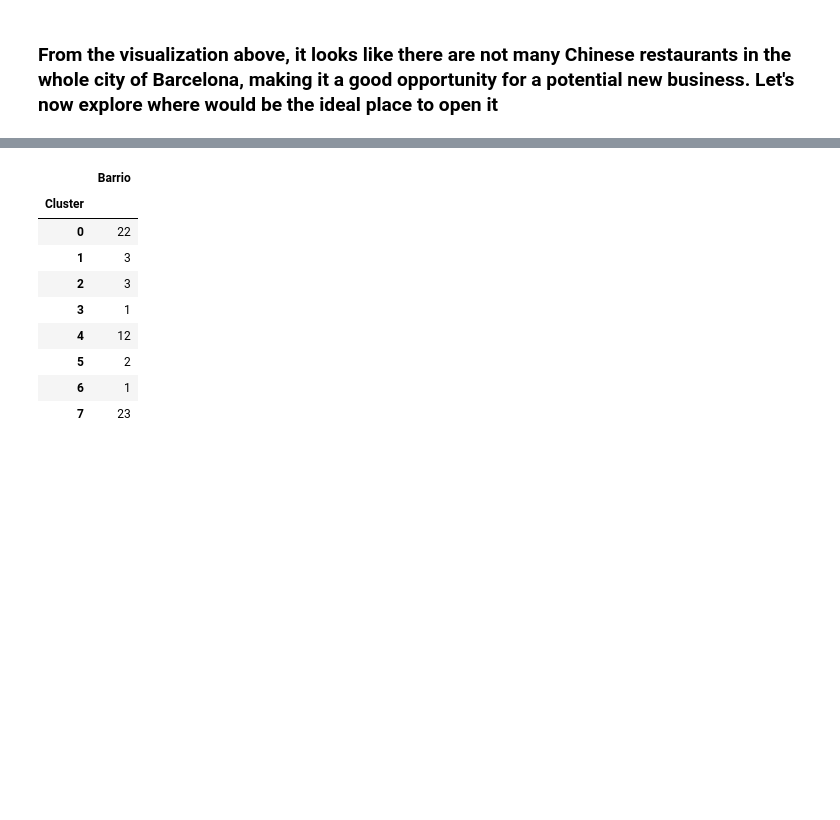
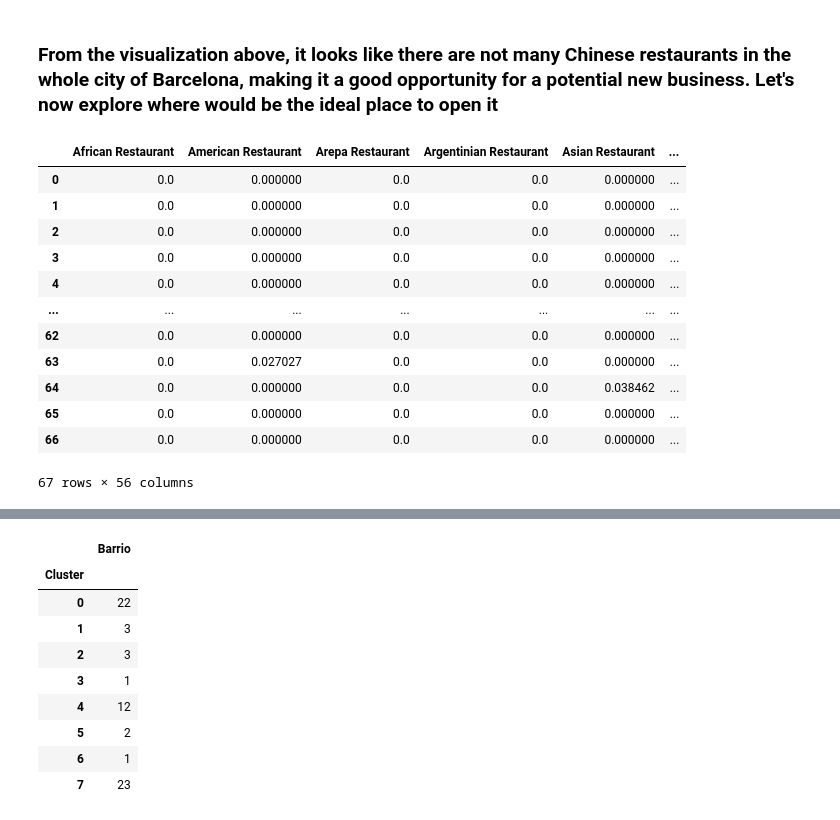
Before and after one commit to nivelij/data-science-capstone, a Jupyter notebook: projects/Analysis on New Chinese Restaurant in Barcelona.ipynb, the cells around one changed output, grey strips where cells are left out. Saved outputs shown, nothing was run; the diff lists cells and outputs as text; code cells hidden in the pictures; blank space fills up the shorter version.

```diff
--- a/projects/Analysis on New Chinese Restaurant in Barcelona.ipynb
+++ b/projects/Analysis on New Chinese Restaurant in Barcelona.ipynb
@@ -208,11 +235,31 @@ restaurant_counts.reset_index(level=0)[['Category', 'Barrio']].plot.bar(x='Categ
 # %% [markdown]
 ### From the visualization above, it looks like there are not many Chinese restaurants in the whole city of Barcelona, making it a good opportunity for a potential new business. Let's now explore where would be the ideal place to open it
 # %%
+# 1. Convert unique category into column (Onehot)
 restaurant_onehot = pd.get_dummies(barcelona_restaurants[['Category']], prefix='', prefix_sep='')
 restaurant_onehot['Barrio'] = barcelona_restaurants['Barrio']
 columns = [restaurant_onehot.columns[-1]] + list(restaurant_onehot.columns[:-1])
 restaurant_onehot = restaurant_onehot[columns]
+
+# 2. Score each of restaurant type for each of Barrio
 restaurant_onehot = restaurant_onehot.groupby('Barrio').mean().reset_index()
+
+# 3. Drop the 'Barrio' column
+restaurant_onehot.drop('Barrio', axis=1)
+# %% [output]
+|  | African Restaurant | American Restaurant | Arepa Restaurant | Argentinian Restaurant | Asian Restaurant | ... |
+| 0 | 0.0 | 0.000000 | 0.0 | 0.0 | 0.000000 | ... |
+| 1 | 0.0 | 0.000000 | 0.0 | 0.0 | 0.000000 | ... |
+| 2 | 0.0 | 0.000000 | 0.0 | 0.0 | 0.000000 | ... |
+| 3 | 0.0 | 0.000000 | 0.0 | 0.0 | 0.000000 | ... |
+| 4 | 0.0 | 0.000000 | 0.0 | 0.0 | 0.000000 | ... |
+| ... | ... | ... | ... | ... | ... | ... |
+| 62 | 0.0 | 0.000000 | 0.0 | 0.0 | 0.000000 | ... |
+| 63 | 0.0 | 0.027027 | 0.0 | 0.0 | 0.000000 | ... |
+| 64 | 0.0 | 0.000000 | 0.0 | 0.0 | 0.038462 | ... |
+| 65 | 0.0 | 0.000000 | 0.0 | 0.0 | 0.000000 | ... |
+| 66 | 0.0 | 0.000000 | 0.0 | 0.0 | 0.000000 | ... |
+67 rows × 56 columns
 # %%
 from sklearn.cluster import KMeans
 import matplotlib.pyplot as plt
```
Also changed, not shown: parts of 4 cells of this notebook, 1 other file.
